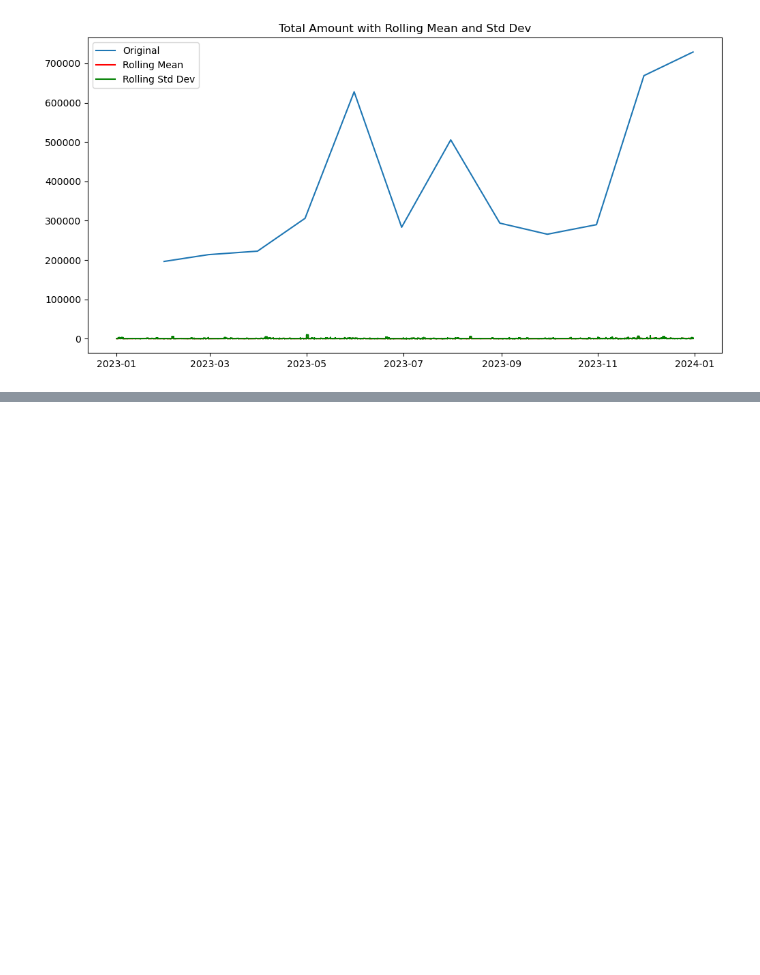
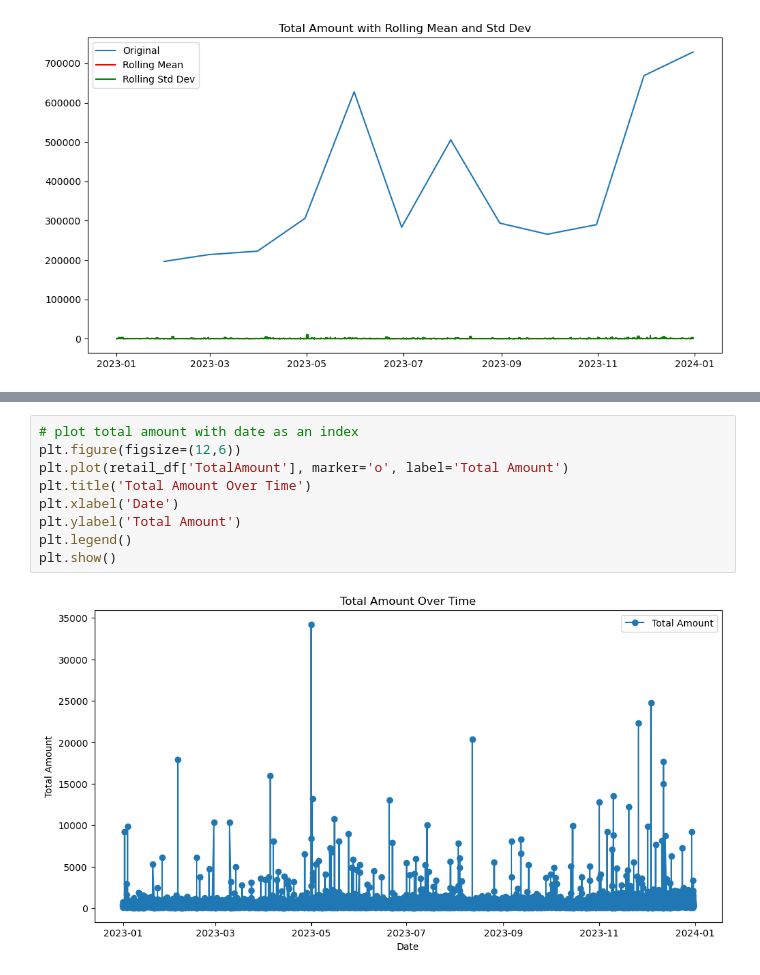
Before and after one commit to felekebeamlak-del/stat_capstone, a Jupyter notebook: G1 Stat Capstone.ipynb, the cells around one changed output, grey strips where cells are left out. Cells and saved outputs as stored; diff of their text form; blank space fills up the shorter version.

Commit message:
Time series analysis

```diff
--- a/G1 Stat Capstone.ipynb
+++ b/G1 Stat Capstone.ipynb
@@ -633,0 +670,11 @@ ValueError: x must have 2 complete cycles requires 24 observations. x only has 1
+# %%
+# plot total amount with date as an index
+plt.figure(figsize=(12,6))
+plt.plot(retail_df['TotalAmount'], marker='o', label='Total Amount')
+plt.title('Total Amount Over Time')
+plt.xlabel('Date')
+plt.ylabel('Total Amount')
+plt.legend()
+plt.show()
+# %% [output]
+[figure, added]
```
Also changed, not shown: parts of 5 cells of this notebook.
